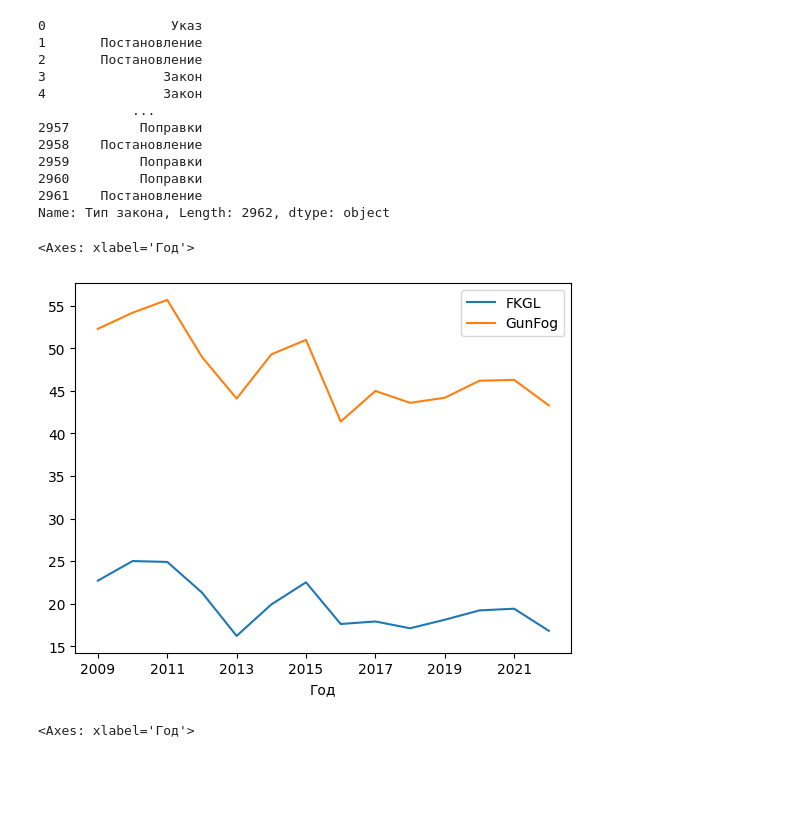
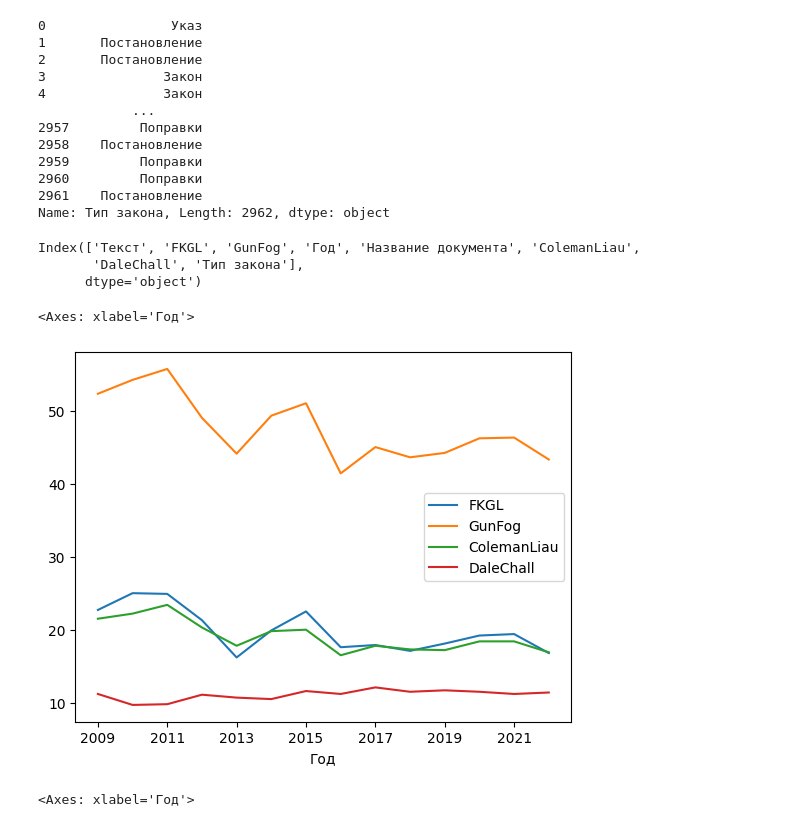
Before and after one commit to Athugodage/RuLawSimplification, a Jupyter notebook: corpus_analysis/acta_petropolitana_linguistica.ipynb, the cells around one changed output. Drawn from its saved outputs; the diff is of its cells as text; code cells hidden in the pictures; blank space fills up the shorter version.

```diff
--- a/corpus_analysis/acta_petropolitana_linguistica.ipynb
+++ b/corpus_analysis/acta_petropolitana_linguistica.ipynb
@@ -126,0 +143,3 @@ df = df[:-1]
+# %%
+df['ColemanLiau'] = df['Текст'].apply(lambda text : textstat.coleman_liau_index(text))
+df['DaleChall'] = df['Текст'].apply(lambda text : textstat.dale_chall_readability_score(text))
@@ -126,0 +163,37 @@ df = df[:-1]
+# %%
+from scipy.ndimage.filters import gaussian_filter1d
+import matplotlib.pyplot as plt
+from matplotlib.pyplot import figure
+
+fig, axes = plt.subplots(nrows=2, ncols=1)
+plt.suptitle('Readability indices for all documents (Rossiyskaya Gazeta Papers)', color='red', style='italic')
+ax1, ax2 = axes.flatten()
+
+
+data = df.groupby(['Год']).agg(
+    {'ColemanLiau': 'mean',
+     'DaleChall': 'mean'}
+         ).apply(lambda x: round(x, 1))
+
+y = data['ColemanLiau'].to_list()
+y_smoothed = gaussian_filter1d(y, sigma=2)
+x = [year for year in range(2009, 2023)]
+
+ax1.plot(x, y, label='original score')
+ax1.plot(x, y_smoothed, label='Gaussian smooth', linestyle='dashed')
+ax1.set_title('ColemanLiau')
+ax1.get_xaxis().set_visible(False)
+ax1.legend()
+
+y = data['DaleChall'].to_list()
+y_smoothed = gaussian_filter1d(y, sigma=2)
+x = [year for year in range(2009, 2023)]
+ax2.set_title('DaleChall')
+
+
+
+ax2.plot(x, y, label='original score')
+ax2.plot(x, y_smoothed, label='Gaussian smooth', linestyle='dashed')
+ax2.legend()
+
+figure(figsize=(8, 6), dpi=80)
@@ -161,12 +238,20 @@ df['Тип закона']
 2960         Поправки
 2961    Постановление
 Name: Тип закона, Length: 2962, dtype: object
+# %%
+df.columns
+# %% [output]
+Index(['Текст', 'FKGL', 'GunFog', 'Год', 'Название документа', 'ColemanLiau',
+       'DaleChall', 'Тип закона'],
+      dtype='object')
 # %%
 df.groupby(["Тип закона", 'Год']).agg({'FKGL': 'mean',
-                                'GunFog': 'mean'}).apply(lambda x: round(x, 1)).loc['Закон'].plot()
+                                       'GunFog': 'mean',
+                                       'ColemanLiau': 'mean',
+                                       'DaleChall': 'mean'}).apply(lambda x: round(x, 1)).loc['Закон'].plot()
 # %% [output]
 <Axes: xlabel='Год'>
-[figure, old version]
+[figure, new version]
 # %%
 df.groupby(["Тип закона", 'Год']).agg({'FKGL': 'mean',
                                 'GunFog': 'mean'}).apply(lambda x: round(x, 1)).loc['Постановление'].plot()
```
Also changed, not shown: parts of 13 cells of this notebook.
